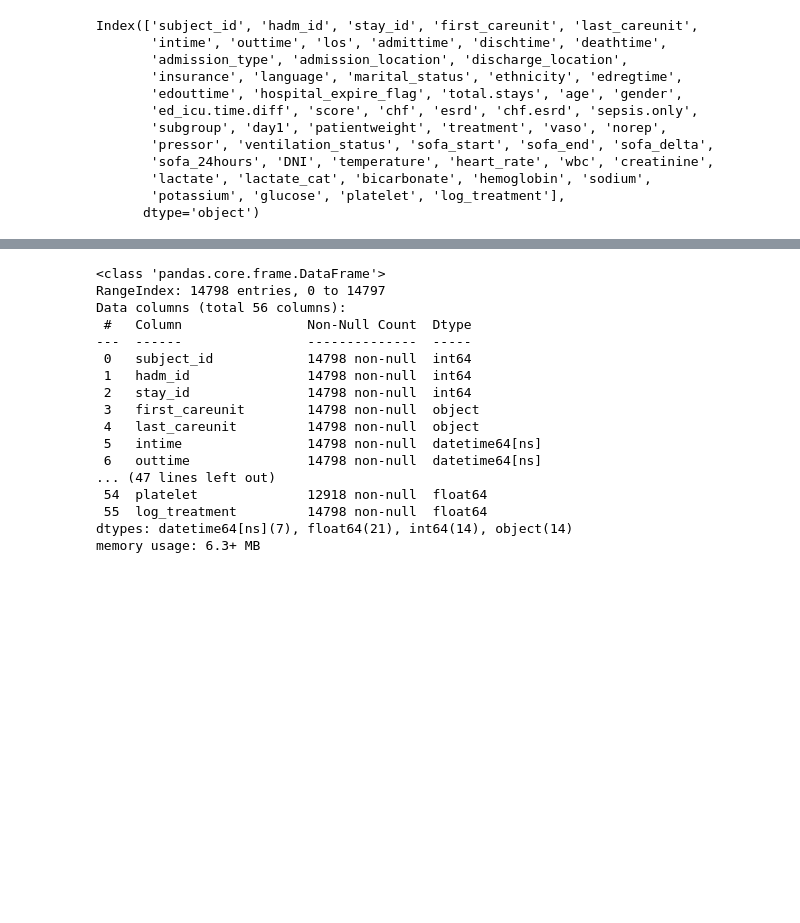
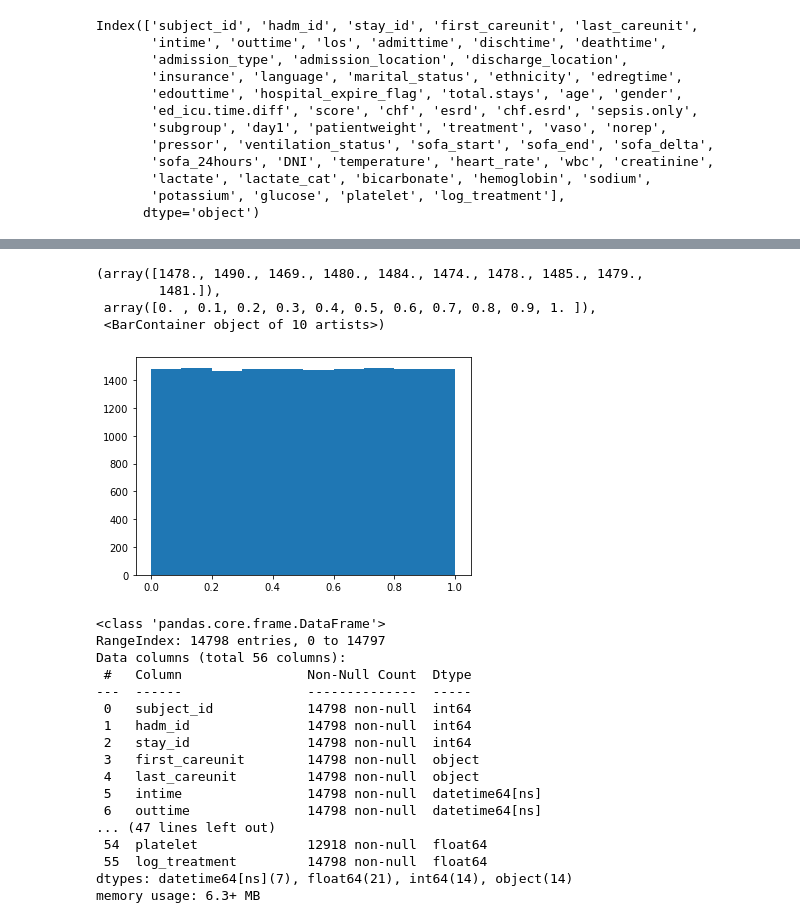
Before and after one commit to arnaud39/tarNET_continuous, a Jupyter notebook: data_exploration.ipynb, the cells around one changed output, grey strips where cells are left out. Drawn from its saved outputs; the diff is of its cells as text; code cells hidden in the pictures; blank space fills up the shorter version.

Commit message:
updated notebook with data export, transformer and use of tarnet

```diff
--- a/data_exploration.ipynb
+++ b/data_exploration.ipynb
@@ -29,3 +46,15 @@ Index(['subject_id', 'hadm_id', 'stay_id', 'first_careunit', 'last_careunit',
+# %%
+from sklearn.preprocessing import quantile_transform
+import matplotlib.pyplot as plt
+plt.hist(quantile_transform(
+    df_.treatment.to_numpy().reshape(-1, 1), n_quantiles=100, random_state=0, copy=True
+))
+# %% [output]
+(array([1478., 1490., 1469., 1480., 1484., 1474., 1478., 1485., 1479.,
+        1481.]),
+ array([0. , 0.1, 0.2, 0.3, 0.4, 0.5, 0.6, 0.7, 0.8, 0.9, 1. ]),
+ <BarContainer object of 10 artists>)
+[figure, added]
 # %%
 time_converter = lambda ts: pd.to_datetime(ts.str.strip(), format="%Y-%m-%dT%H:%M:%SZ")
 time_cols = ["outtime", "intime", "admittime", "dischtime", "deathtime", "edregtime", "edouttime"]
```
Also changed, not shown: parts of 4 cells of this notebook, 1 other file.
